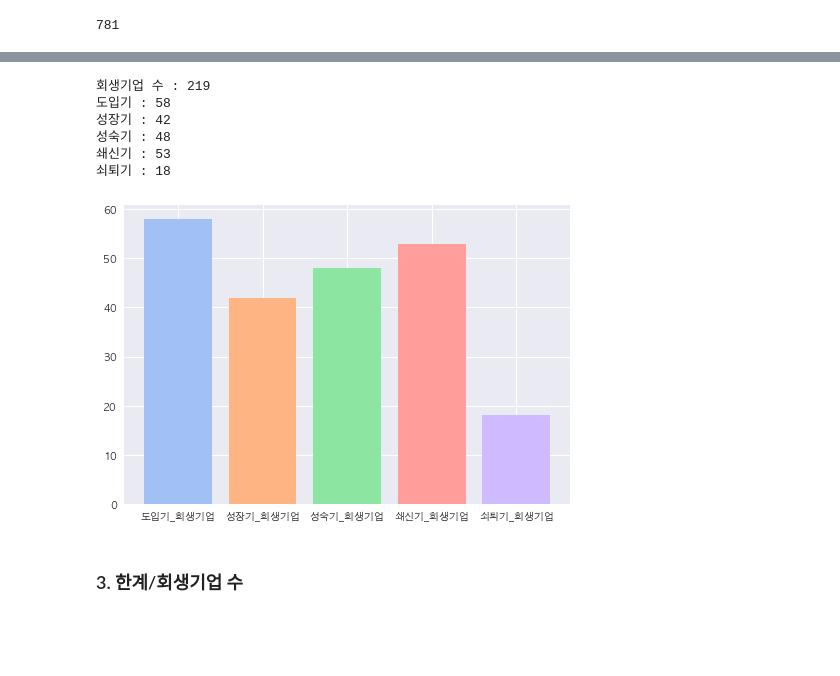
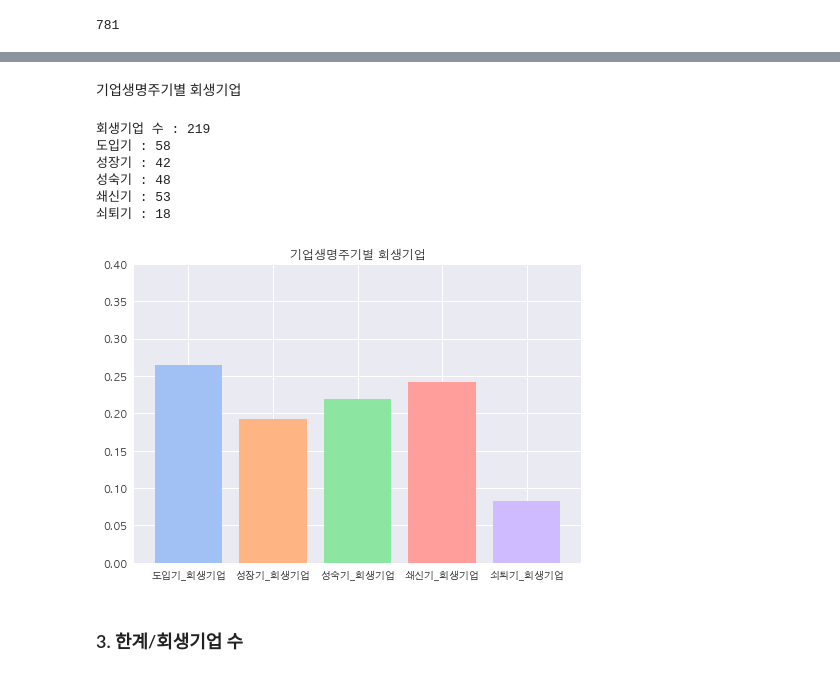
Before and after one commit to Jyassmin/UBION-PROJECT2, a Jupyter notebook: 1.preprocessing.ipynb, the cells around one changed output, grey strips where cells are left out. Drawn from its saved outputs; the diff is of its cells as text; code cells hidden in the pictures; blank space fills up the shorter version.

```diff
--- a/1.preprocessing.ipynb
+++ b/1.preprocessing.ipynb
@@ -2824,31 +2927,39 @@ plt.show()
+# %% [markdown]
+기업생명주기별 회생기업
 # %%
 import matplotlib.pyplot as plt
 import numpy as np
 
+val_회생기업 = len(df_부실징후_최종[df_부실징후_최종["한계기업여부"]==0])
 print("회생기업 수 :", df_부실징후_도입기[df_부실징후_도입기["한계기업여부"]==0].shape[0]+df_부실징후_성장기[df_부실징후_성장기["한계기업여부"]==0].shape[0]+df_부실징후_성숙기[df_부실징후_성숙기["한계기업여부"]==0].shape[0]+df_부실징후_쇄신기[df_부실징후_쇄신기["한계기업여부"]==0].shape[0]+df_부실징후_쇠퇴기[df_부실징후_쇠퇴기["한계기업여부"]==0].shape[0])
 print("도입기 :",df_부실징후_도입기[df_부실징후_도입기["한계기업여부"]==0].shape[0])
 print("성장기 :",df_부실징후_성장기[df_부실징후_성장기["한계기업여부"]==0].shape[0])
 print("성숙기 :",df_부실징후_성숙기[df_부실징후_성숙기["한계기업여부"]==0].shape[0])
 print("쇄신기 :",df_부실징후_쇄신기[df_부실징후_쇄신기["한계기업여부"]==0].shape[0])
 print("쇠퇴기 :",df_부실징후_쇠퇴기[df_부실징후_쇠퇴기["한계기업여부"]==0].shape[0])
 
 # --------------
 x = np.arange(5)
 years = ['도입기_회생기업', '성장기_회생기업', '성숙기_회생기업', '쇄신기_회생기업', '쇠퇴기_회생기업']
-values = [df_부실징후_도입기[df_부실징후_도입기["한계기업여부"]==0].shape[0], df_부실징후_성장기[df_부실징후_성장기["한계기업여부"]==0].shape[0], df_부실징후_성숙기[df_부실징후_성숙기["한계기업여부"]==0].shape[0], df_부실징후_쇄신기[df_부실징후_쇄신기["한계기업여부"]==0].shape[0], df_부실징후_쇠퇴기[df_부실징후_쇠퇴기["한계기업여부"]==0].shape[0]]
+values = [df_부실징후_도입기[df_부실징후_도입기["한계기업여부"]==0].shape[0]/val_회생기업,
+        df_부실징후_성장기[df_부실징후_성장기["한계기업여부"]==0].shape[0]/val_회생기업,
+        df_부실징후_성숙기[df_부실징후_성숙기["한계기업여부"]==0].shape[0]/val_회생기업,
+        df_부실징후_쇄신기[df_부실징후_쇄신기["한계기업여부"]==0].shape[0]/val_회생기업,
+        df_부실징후_쇠퇴기[df_부실징후_쇠퇴기["한계기업여부"]==0].shape[0]/val_회생기업]
 
 plt.bar(x, values, color=["#A1C0F4", "#FFB483", "#8CE5A1", "#FF9E9B", "#CFBBFF"])
 plt.xticks(x, years)
-
+plt.title('기업생명주기별 회생기업')
+plt.ylim(0,0.4)
 plt.show()
 # %% [output]
 회생기업 수 : 219
 도입기 : 58
 성장기 : 42
 성숙기 : 48
 쇄신기 : 53
 쇠퇴기 : 18
-[figure, old version]
+[figure, new version]
 # %% [markdown]
 ### 3. 한계/회생기업 수
 # %%
```
Also changed, not shown: parts of 25 cells of this notebook, 16 other files.
